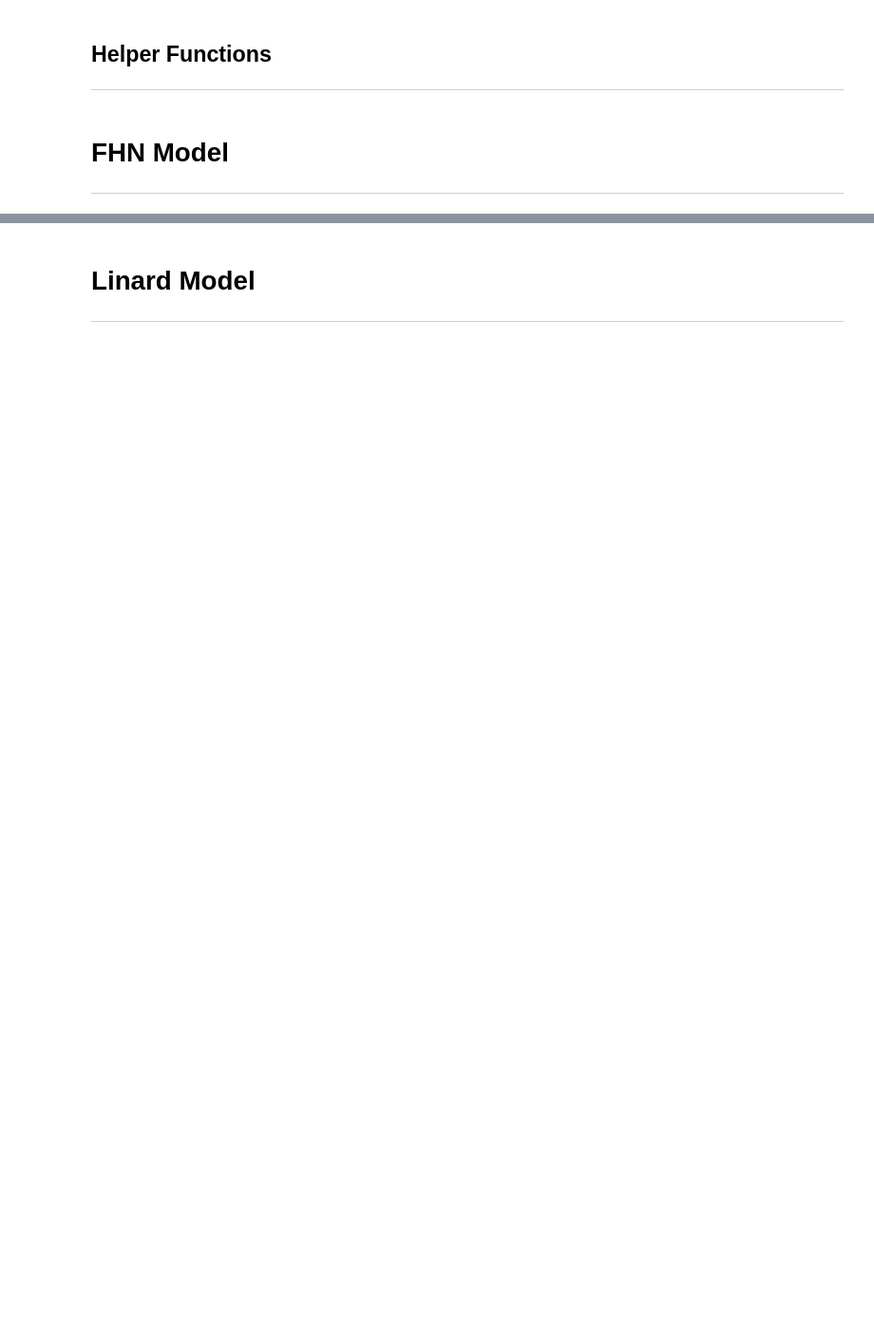
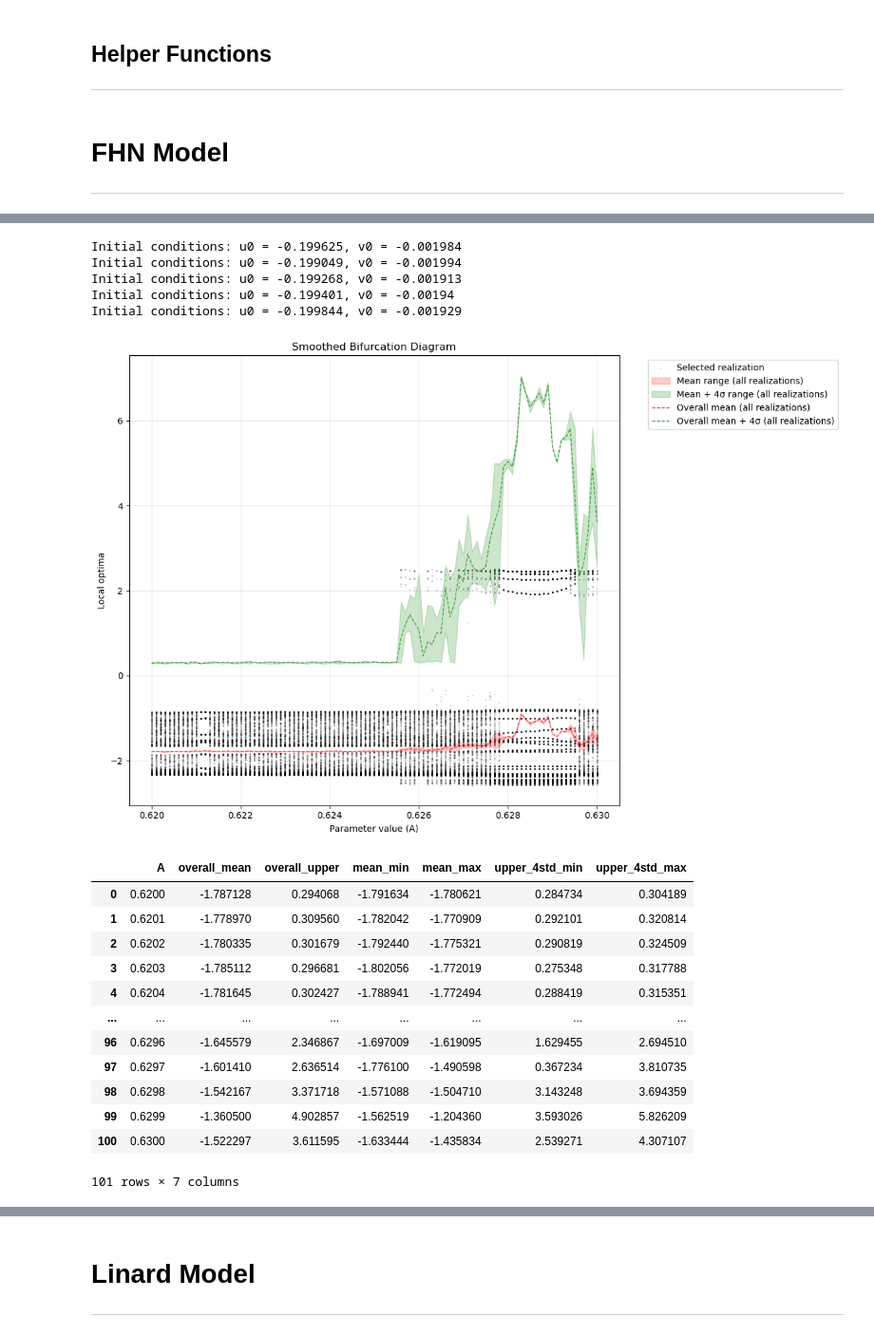
Before and after one commit to UberMayinch/Graph-Visibility, a Jupyter notebook: visualize.ipynb, the cells around one changed output, grey strips where cells are left out. Shown at 95% size. Cells and saved outputs as stored; diff of their text form; code cells hidden in the pictures; blank space fills up the shorter version.

Commit message:
before splitting graph characteristics, correct bifurcations

```diff
--- a/visualize.ipynb
+++ b/visualize.ipynb
@@ -14,7 +18,7 @@ subprocess.run(dir_cmd, shell=True, check=True)
 # %%
 np.random.seed(42)
 random.seed(42)
-stabilizing_time = 5000
+stabilizing_time = 100000
 window_size = 1
 precision_degree = 6
 num_params = 101
@@ -111,26 +115,50 @@ def process_timeseries(A, timeseries_dataframes, col_string1, col_string2, model
 
 def bifurcationdiagram(timeseries_dataframes, col="u", model="fhn", initial_conds="./"):
     all_peak_data = []
+    stats_data = []
+
     for a, df in timeseries_dataframes.items():
         # Extract local optima for this 'a'
         peak_values = df[col][df["is_local_opt"]]
         for val in peak_values:
             all_peak_data.append({'A': a, 'u_peak': val})
 
-    # Convert to DataFrame
+        # Calculate statistics for this 'a'
+        if len(peak_values) > 0:
+            mean_val = peak_values.mean()
+            std_val = peak_values.std()
+            stats_data.append({
+                'A': a,
+                'mean': mean_val,
+                'std': std_val,
+                'upper_4std': mean_val + 4 * std_val,
+            })
+
+    # Convert to DataFrames
     peak_df = pd.DataFrame(all_peak_data)
+    stats_df = pd.DataFrame(stats_data)
 
     # Plot
     plt.figure(figsize=(8, 6))
+
+    # Plot scatter points
     for a in sorted(peak_df['A'].unique()):
         peaks = peak_df[peak_df['A'] == a]['u_peak']
         x_vals = [a] * len(peaks)
-        plt.scatter(x_vals, peaks, label=f"A = {a}", alpha=0.2)
+        plt.scatter(x_vals, peaks, alpha=0.1, s=1, color='black')
+
+    # Plot mean and ±4σ lines
+    if len(stats_df) > 0:
+        plt.plot(stats_df['A'], stats_df['mean'], 'r-', linewidth=2, label='Mean')
+        plt.plot(stats_df['A'], stats_df['upper_4std'], 'g--', linewidth=1, label='Mean + 4σ')
+        # plt.plot(stats_df['A'], stats_df['lower_4std'], 'g--', linewidth=1, label='Mean - 4σ')
 
     plt.xlabel("Parameter value")
     plt.ylabel("Local optima of a")
     plt.title("Bifurcation Diagram for Timeseries")
     plt.grid(True)
+    plt.legend()
     plt.savefig(f'plots/{model}/{initial_conds}/bifurcation.png')
+    plt.close()
 
-    return
+    return all_peak_data
@@ -176,8 +336,8 @@ def plotGraphMetrics(x, y, model='linard'):
 # FHN Model
 ---
 # %%
-u = np.random.random(size=10)*0.001 + -0.2
-v = np.random.random(size = 10)*0.0001 + -0.002
+u = np.random.random(size=5)*0.001 + -0.2
+v = np.random.random(size = 5)*0.0001 + -0.002
 u = np.round(u, precision_degree)
 v = np.round(v, precision_degree)
 print(f"u values: {u}")
@@ -230,6 +423,29 @@ for (u0, v0) in zip(u, v):
 # %%
+peak_data = {}
 for (u0, v0) in zip(u, v):
     print(f"Initial conditions: u0 = {u0}, v0 = {v0}")
-    bifurcationdiagram(fhn_dataframes[(u0, v0)], initial_conds=f"./{u0}_{v0}", model="fhn")
+    peak_data[u0, v0] = bifurcationdiagram(fhn_dataframes[(u0, v0)], initial_conds=f"./{u0}_{v0}", model="fhn")
+
+bifurcation_smoothed(peak_data)
+# %% [output]
+Initial conditions: u0 = -0.199625, v0 = -0.001984
+Initial conditions: u0 = -0.199049, v0 = -0.001994
+Initial conditions: u0 = -0.199268, v0 = -0.001913
+Initial conditions: u0 = -0.199401, v0 = -0.00194
+Initial conditions: u0 = -0.199844, v0 = -0.001929
+[figure, added]
+|  | A | overall_mean | overall_upper | mean_min | mean_max | upper_4std_min | upper_4std_max |
+| 0 | 0.6200 | -1.787128 | 0.294068 | -1.791634 | -1.780621 | 0.284734 | 0.304189 |
+| 1 | 0.6201 | -1.778970 | 0.309560 | -1.782042 | -1.770909 | 0.292101 | 0.320814 |
+| 2 | 0.6202 | -1.780335 | 0.301679 | -1.792440 | -1.775321 | 0.290819 | 0.324509 |
+| 3 | 0.6203 | -1.785112 | 0.296681 | -1.802056 | -1.772019 | 0.275348 | 0.317788 |
+| 4 | 0.6204 | -1.781645 | 0.302427 | -1.788941 | -1.772494 | 0.288419 | 0.315351 |
+| ... | ... | ... | ... | ... | ... | ... | ... |
+| 96 | 0.6296 | -1.645579 | 2.346867 | -1.697009 | -1.619095 | 1.629455 | 2.694510 |
+| 97 | 0.6297 | -1.601410 | 2.636514 | -1.776100 | -1.490598 | 0.367234 | 3.810735 |
+| 98 | 0.6298 | -1.542167 | 3.371718 | -1.571088 | -1.504710 | 3.143248 | 3.694359 |
+| 99 | 0.6299 | -1.360500 | 4.902857 | -1.562519 | -1.204360 | 3.593026 | 5.826209 |
+| 100 | 0.6300 | -1.522297 | 3.611595 | -1.633444 | -1.435834 | 2.539271 | 4.307107 |
+101 rows × 7 columns
 # %%
 plotGraphMetrics(u, v, "fhn")
```
Also changed, not shown: parts of 8 cells of this notebook, 4 other files.
